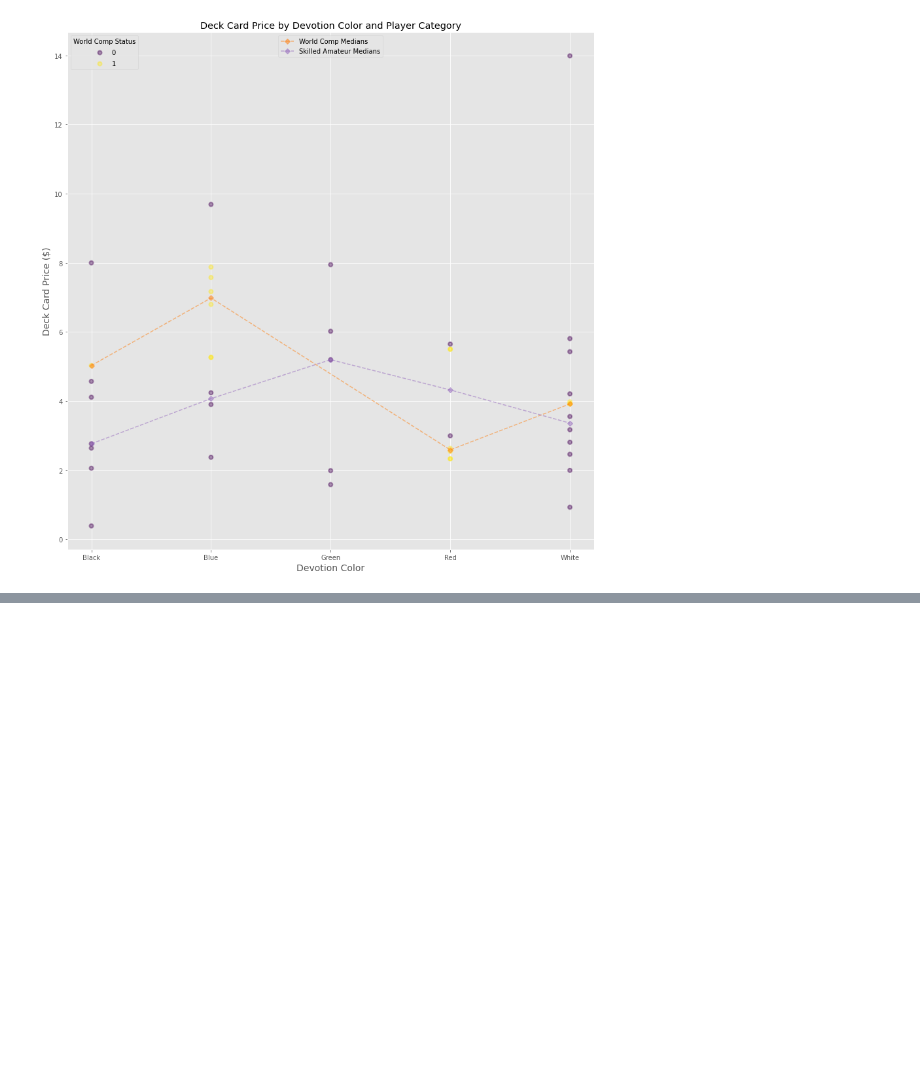
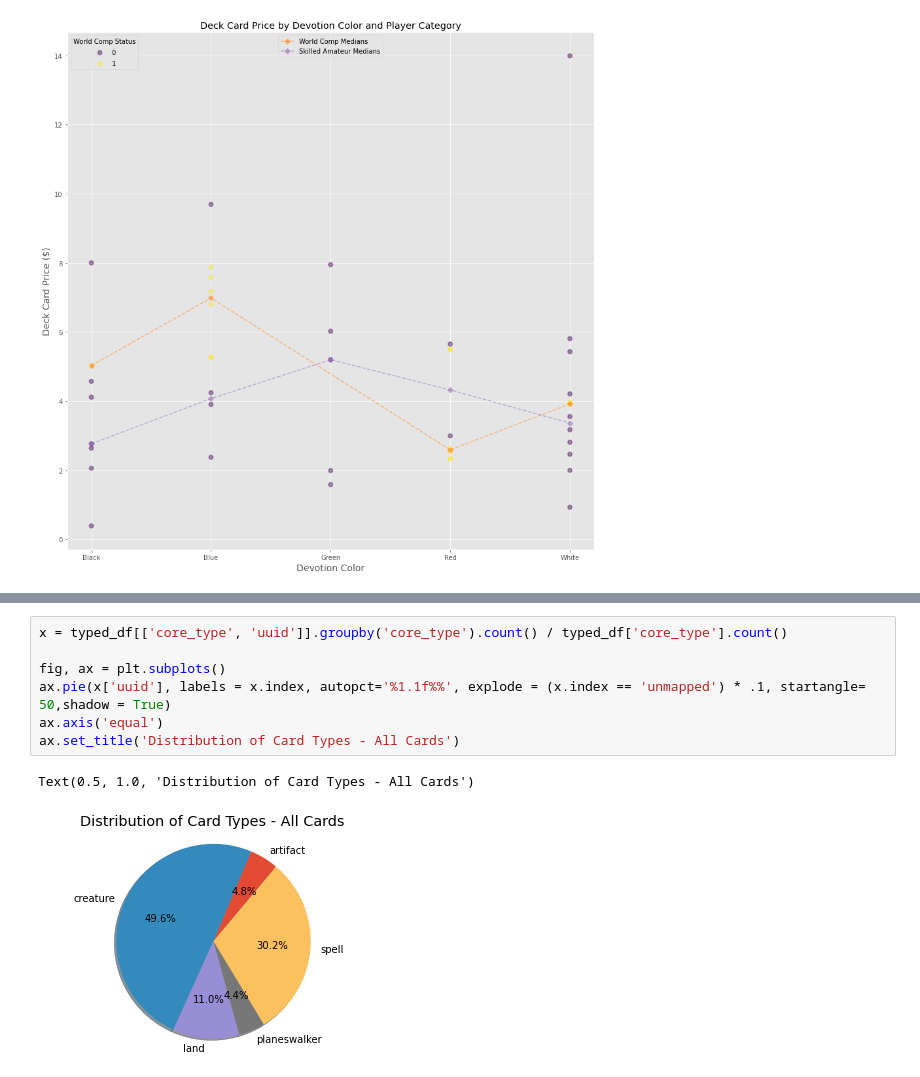
Before and after one commit to qitoahc/PayToWin_or_PayToPlay, a Jupyter notebook: notebooks/Deck price comparison.ipynb, the cells around one changed output, grey strips where cells are left out. Saved outputs shown, nothing was run; the diff lists cells and outputs as text; blank space fills up the shorter version.

```diff
--- a/notebooks/Deck price comparison.ipynb
+++ b/notebooks/Deck price comparison.ipynb
@@ -420,0 +468,10 @@ ModuleNotFoundError: No module named 'WordCloud'
+# %%
+x = typed_df[['core_type', 'uuid']].groupby('core_type').count() / typed_df['core_type'].count()
+
+fig, ax = plt.subplots()
+ax.pie(x['uuid'], labels = x.index, autopct='%1.1f%%', explode = (x.index == 'unmapped') * .1, startangle= 50,shadow = True)
+ax.axis('equal')
+ax.set_title('Distribution of Card Types - All Cards')
+# %% [output]
+Text(0.5, 1.0, 'Distribution of Card Types - All Cards')
+[figure, added]
```
Also changed, not shown: parts of 8 cells of this notebook, 2 other files.
